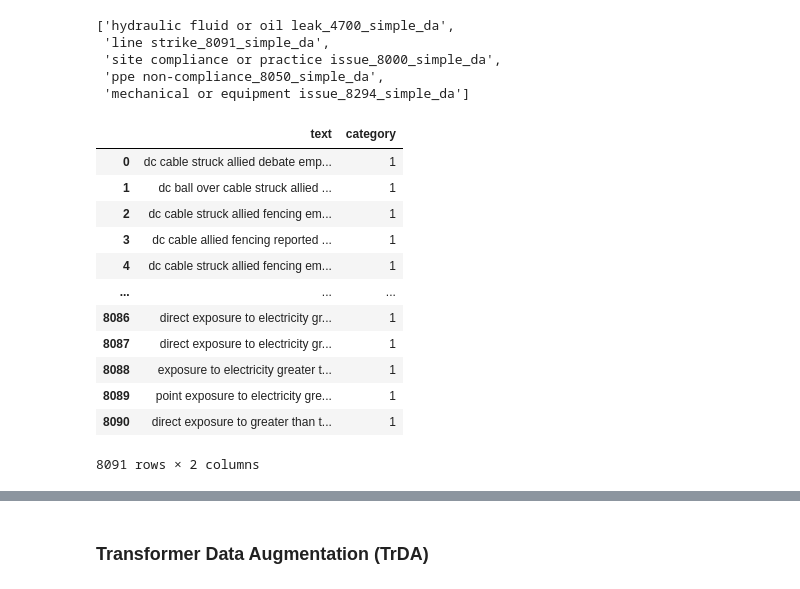
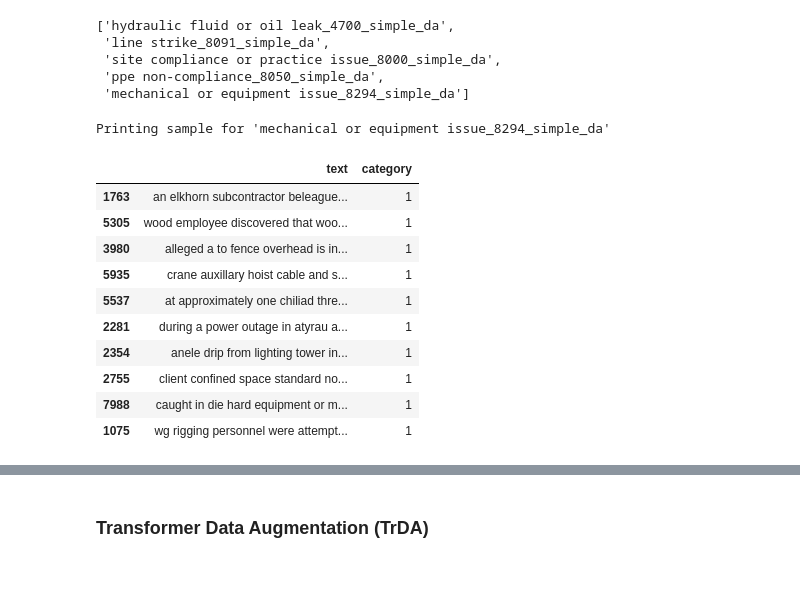
Before and after one commit to 3minuterecord/safety_report_topic_classification, a Jupyter notebook: 09_topic_classification/safety_BiLSTM_BDA_trDA.ipynb, the cells around one changed output, grey strips where cells are left out. Saved outputs shown, nothing was run; the diff lists cells and outputs as text; code cells hidden in the pictures.

```diff
--- a/09_topic_classification/safety_BiLSTM_BDA_trDA.ipynb
+++ b/09_topic_classification/safety_BiLSTM_BDA_trDA.ipynb
@@ -43,7 +61,7 @@ focus_cats = [
     'hydraulic fluid or oil leak',
     'line strike',
     'site compliance or practice issue',
-    'ppe non-compliance_144_out_df_temp',
+    'ppe non-compliance',
     'mechanical or equipment issue'
     ]
 
@@ -51,7 +69,8 @@ fns = [
     '2209031206', # hydraulic fluid or oil leak
     '2210031444', # line strike
     '2210031122', # site compliance or practice issue
-    '2210031323'  #'ppe non-compliance'
+    '2210031323', # ppe non-compliance
+    '2210032046'  # mechanical or equipment issue
 ]
 
 fn_bd_aug_names = [
@@ -64,10 +83,11 @@ fn_bd_aug_names = [
 
 fn_tr_aug_names = [
     'hydraulic fluid or oil leak_7920_trda',
-    'line strike_8064_trda',
+    'line strike_8316_trda',
     'site compliance or practice issue_8410_trda',
-    'ppe non-compliance_',
-    'mechanical or equipment issue_'
+    'ppe non-compliance_8034_trda',
+    'mechanical or equipment issue_8085_trda'
+    #'mechanical or equipment issue_8064_trda'
 ]
 
 # Select a category to load
@@ -154,22 +173,22 @@ fn_bd_aug_names
 # %%
 # Load fabricated reports
 fn_bd_name = fn_bd_aug_names[index]
 df_fab = pd.read_csv(f'01_data/fabricated/{fn_bd_name}.csv')
-df_fab
+print(f"Printing sample for '{fn_bd_name}'")
+df_fab.sample(10)
 # %% [output]
+Printing sample for 'mechanical or equipment issue_8294_simple_da'
 |  | text | category |
-| 0 | dc cable struck allied debate emp... | 1 |
-| 1 | dc ball over cable struck allied ... | 1 |
-| 2 | dc cable struck allied fencing em... | 1 |
-| 3 | dc cable allied fencing reported ... | 1 |
-| 4 | dc cable struck allied fencing em... | 1 |
-| ... | ... | ... |
-| 8086 | direct exposure to electricity gr... | 1 |
-| 8087 | direct exposure to electricity gr... | 1 |
-| 8088 | exposure to electricity greater t... | 1 |
-| 8089 | point exposure to electricity gre... | 1 |
-| 8090 | direct exposure to greater than t... | 1 |
+| 1763 | an elkhorn subcontractor beleague... | 1 |
+| 5305 | wood employee discovered that woo... | 1 |
+| 3980 | alleged a to fence overhead is in... | 1 |
+| 5935 | crane auxillary hoist cable and s... | 1 |
+| 5537 | at approximately one chiliad thre... | 1 |
+| 2281 | during a power outage in atyrau a... | 1 |
+| 2354 | anele drip from lighting tower in... | 1 |
+| 2755 | client confined space standard no... | 1 |
+| 7988 | caught in die hard equipment or m... | 1 |
+| 1075 | wg rigging personnel were attempt... | 1 |
-8091 rows × 2 columns
 # %%
 # Prepare data & conbine with original training data
 X_train_fab = df_fab.text
```
Also changed, not shown: parts of 34 cells of this notebook, 8 other files.
